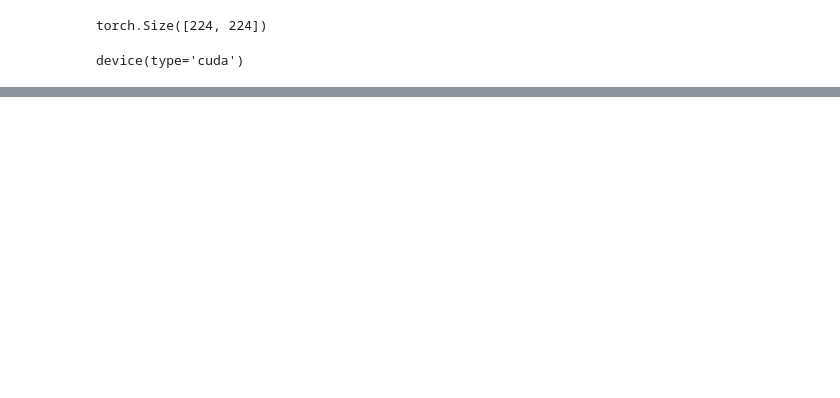
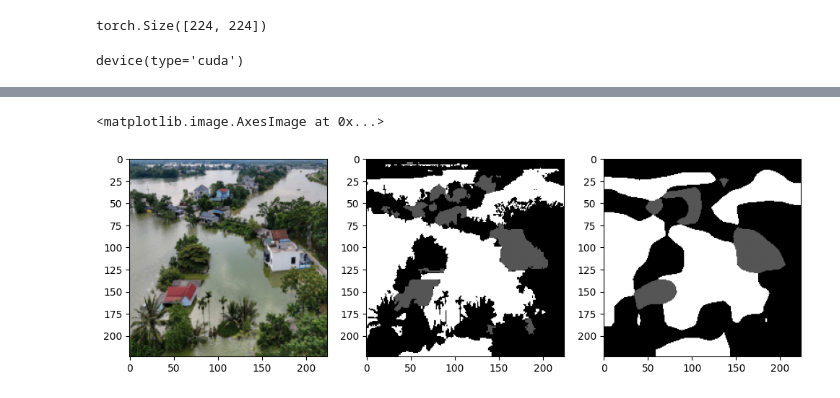
Before and after one commit to Supcanc/flood_segmentation, a Jupyter notebook: training.ipynb, the cells around one changed output, grey strips where cells are left out. Saved outputs shown, nothing was run; the diff lists cells and outputs as text; code cells hidden in the pictures; blank space fills up the shorter version.

```diff
--- a/training.ipynb
+++ b/training.ipynb
@@ -399,0 +420,6 @@ Text(0.5, 1.0, 'Losses')
+# %%
+device = torch.accelerator.current_accelerator() if torch.accelerator.is_available() else 'cpu'
+model = segmentation.deeplabv3_mobilenet_v3_large(num_classes=len(classes_info))
+model.load_state_dict(torch.load('models/best_params.pt', weights_only=True))
+model.eval()
+model.to(device)
@@ -399,0 +444,24 @@ Text(0.5, 1.0, 'Losses')
+# %%
+def index_to_color(mask):
+    mask_colors = []
+
+    for index in range(len(classes_info)):
+        color = classes_info[classes_info['class_index'] == index]['grayscale_value'].item()
+        mask_colors.append(torch.where(mask == index, color, 0).tolist())
+
+    return torch.tensor(mask_colors).max(dim=0).values
+# %%
+test_index = random.randint(0, len(train_ds) - 1)
+test_image = train_ds[test_index][0]
+test_mask = train_ds[test_index][1]
+test_pred = model(test_image.unsqueeze(0).to(device))['out'][0].argmax(dim=0)
+plt.figure(figsize=(12, 12))
+plt.subplot(1, 3, 1)
+plt.imshow(test_image.permute(1, 2, 0))
+plt.subplot(1, 3, 2)
+plt.imshow(index_to_color(test_mask), cmap='gray')
+plt.subplot(1, 3, 3)
+plt.imshow(index_to_color(test_pred), cmap='gray')
+# %% [output]
+<matplotlib.image.AxesImage at 0x...>
+[figure, added]
```
Also changed, not shown: parts of 18 cells of this notebook.
